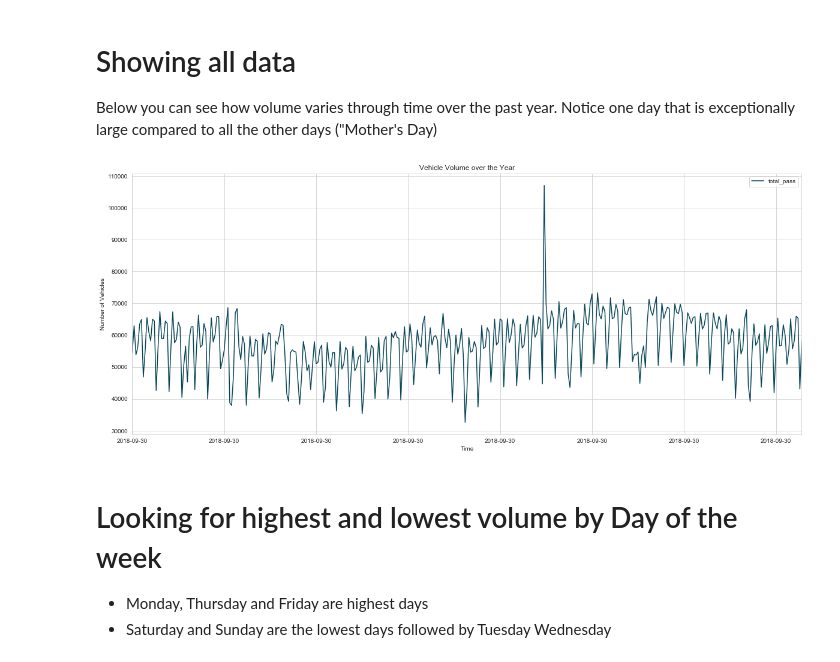
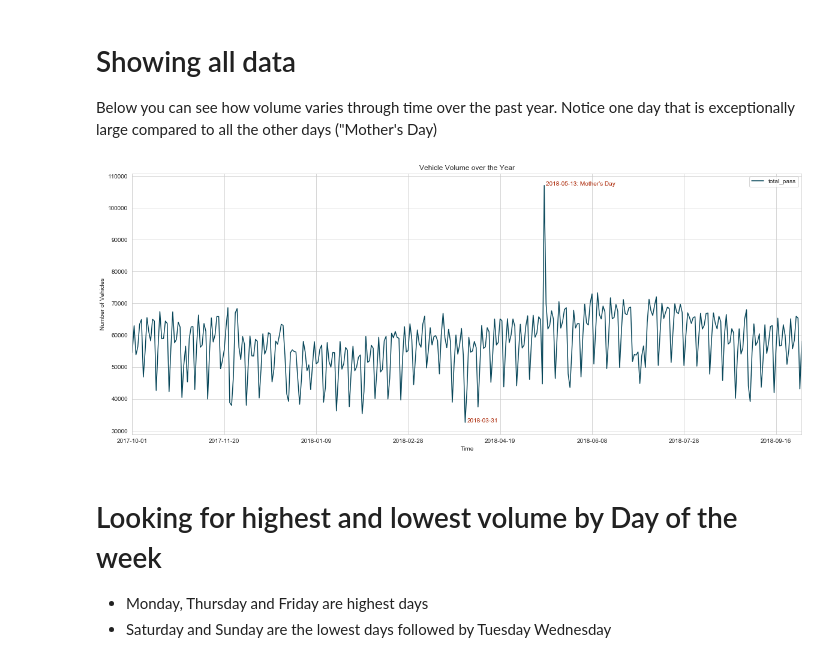
Before and after one commit to NREL/ATHENA-sumo, a Jupyter notebook: Generate_SUMO_demand/DFW_gen_flow.ipynb, the cells around one changed output. Cells and saved outputs as stored; diff of their text form; code cells hidden in the pictures.

Commit message:
added text to yearly vl=olume time series plot for my visual queues

```diff
--- a/Generate_SUMO_demand/DFW_gen_flow.ipynb
+++ b/Generate_SUMO_demand/DFW_gen_flow.ipynb
@@ -150,14 +148,22 @@ Below you can see how volume varies through time over the past year. Notice one
 # %%
 plt.figure(figsize=(20,8))
 sns.set_style("whitegrid")
 ax = day_df['total_pass'].plot(color="#074659")
+max_value = np.max(day_df['total_pass'])
+string_max = day_df['total_pass'].idxmax() + ": Mother's Day"
+index_max = np.argmax(list(day_df['total_pass'])) +1
+plt.text(index_max, max_value, string_max, color="#aa2200")
+min_value = np.min(day_df['total_pass'])
+string_min = day_df['total_pass'].idxmin()
+index_min = np.argmin(list(day_df['total_pass'])) +1
+plt.text(index_min, min_value, string_min, color="#aa2200")
 plt.legend()
 plt.title("Vehicle Volume over the Year")
 plt.xlabel("Time")
 plt.ylabel("Number of Vehicles")
 plt.show()
 # %% [output]
-[figure, old version]
+[figure, new version]
 # %% [markdown]
 # Looking for highest and lowest volume by Day of the week
 
```
Also changed, not shown: parts of 2 cells of this notebook.
